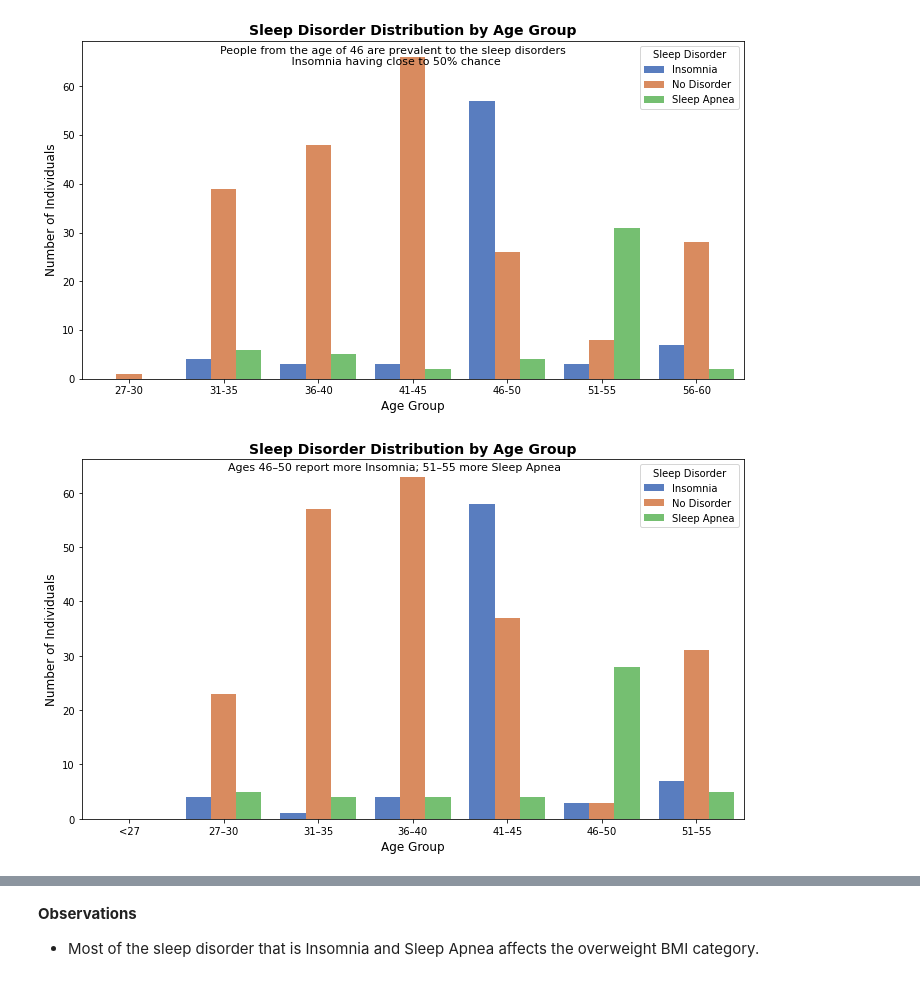
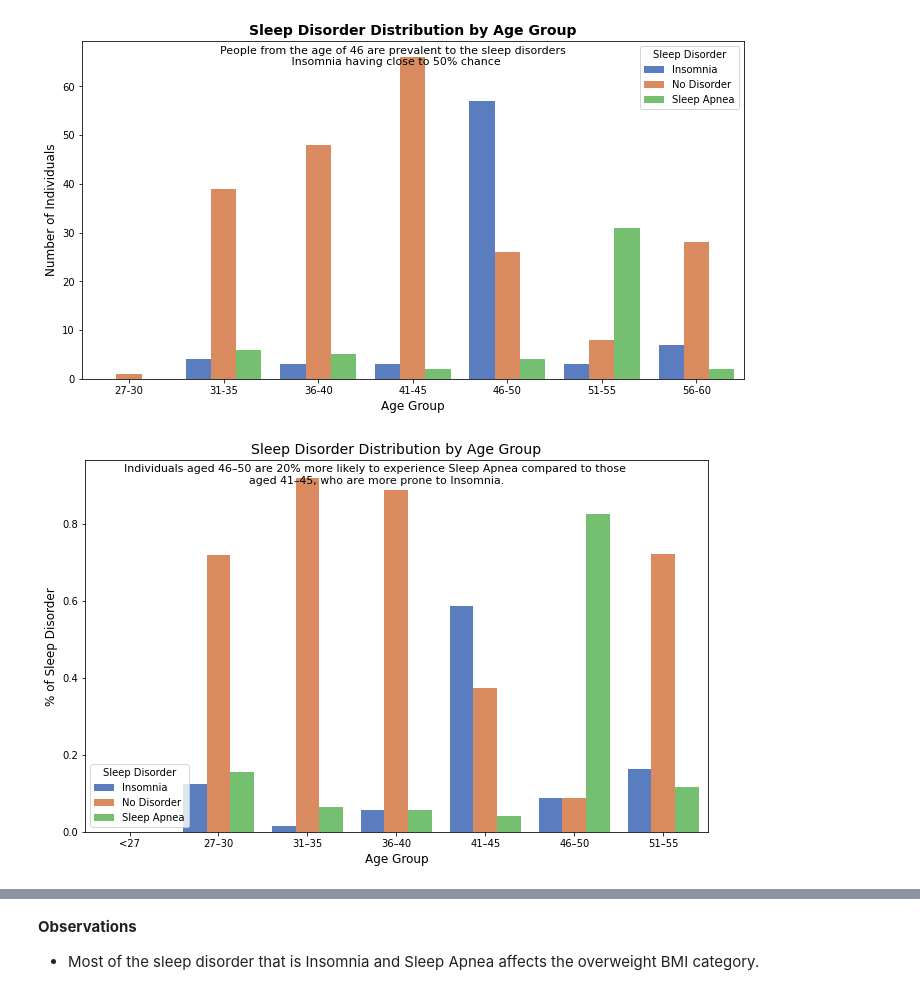
Before and after one commit to jgatharia/Health_and_Sleep_Relation_Project, a Jupyter notebook: health_and_wellness.ipynb, the cells around one changed output, grey strips where cells are left out. Saved outputs shown, nothing was run; the diff lists cells and outputs as text; code cells hidden in the pictures.

Commit message:
Annotated te visualizations

```diff
--- a/health_and_wellness.ipynb
+++ b/health_and_wellness.ipynb
@@ -386,37 +386,44 @@ plt.show()
 # %%
 import matplotlib.pyplot as plt
 import seaborn as sns
 import pandas as pd
 
 # Create Age Group bins
 health_wellness_df['Age Group'] = pd.cut(
     health_wellness_df['Age'],
     bins=[0, 27, 31, 36, 41, 46, 51, 56],
     labels=['<27', '27–30', '31–35', '36–40', '41–45', '46–50', '51–55'],
     right=False  # Optional: exclude upper edge
 )
 
-# Group data
+# Group data to get the count
 age_sleep = health_wellness_df.groupby(['Age Group', 'Sleep Disorder']).size().reset_index(name='Count')
+# Group data to get the total from the Age Group
+age_total = health_wellness_df.groupby(['Age Group']).size().reset_index(name='Total')
+# Merge the two data
+merged_df_age = age_sleep.merge(age_total, on='Age Group')
+merged_df_age['Percentage'] = merged_df_age['Count'] / merged_df_age['Total']
 
 # Plot
-fig, ax = plt.subplots(figsize=(10, 6))
-sns.barplot(data=age_sleep, x='Age Group', y='Count', hue='Sleep Disorder', palette='muted', ax=ax)
+fig, ax = plt.subplots(figsize=(9.5, 6.5))
+sns.barplot(data=merged_df_age, x='Age Group', y='Percentage', hue='Sleep Disorder', palette='muted', ax=ax)
 
 # Main title and subtitle
-ax.set_title('Sleep Disorder Distribution by Age Group', fontsize=14, weight='bold')
-fig.text(0.5, 0.91, 'Ages 46–50 report more Insomnia; 51–55 more Sleep Apnea',
+ax.set_title('Sleep Disorder Distribution by Age Group', fontsize=14)
+fig.text(0.5, 0.84, 'Individuals aged 46–50 are 20% more likely to experience Sleep Apnea compared to those \n' \
+'aged 41–45, who are more prone to Insomnia.',
          ha='center', fontsize=11)
 
 # Axis labels
 ax.set_xlabel('Age Group', fontsize=12)
-ax.set_ylabel('Number of Individuals', fontsize=12)
+ax.set_ylabel('% of Sleep Disorder', fontsize=12)
 
 # Legend
 ax.legend(title='Sleep Disorder')
 
 # Final display
-plt.tight_layout()
+plt.tight_layout(rect=[0,0,1, 0.95])
+plt.legend(title='Sleep Disorder', loc='lower left')
 plt.show()
 # %% [output]
-[figure, old version]
+[figure, new version]
```
Also changed, not shown: parts of 13 cells of this notebook.
